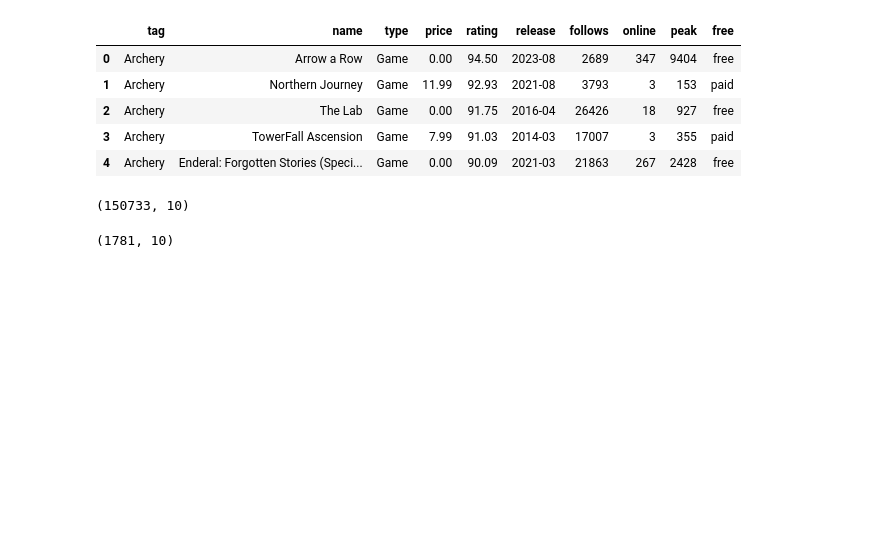
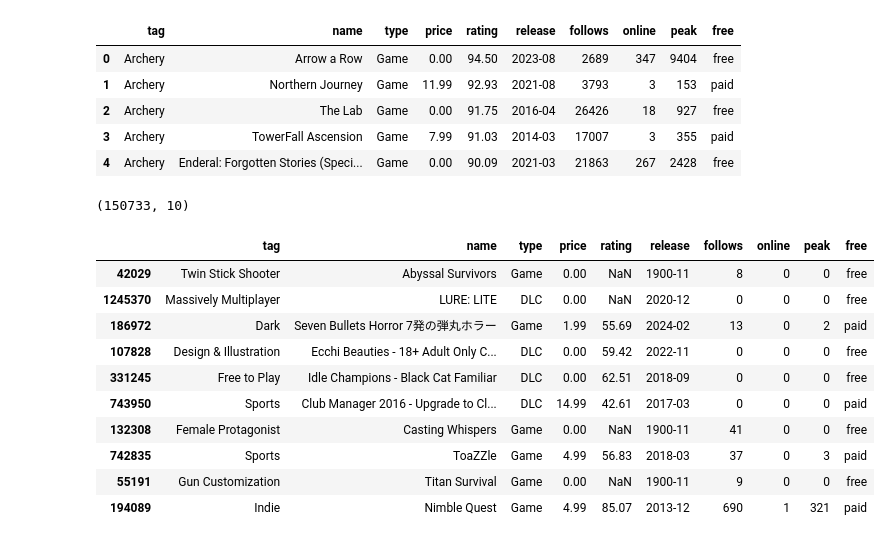
Before and after one commit to AymaneImr/SteamDb-Game-Market-Research, a Jupyter notebook: analyzing-data/main.ipynb, the cells around one changed output. Saved outputs shown, nothing was run; the diff lists cells and outputs as text; code cells hidden in the pictures; blank space fills up the shorter version.

```diff
--- a/analyzing-data/main.ipynb
+++ b/analyzing-data/main.ipynb
@@ -80,8 +80,17 @@ df1 = df.drop_duplicates(subset=['name', 'type', 'release'])
 df1.shape
 # %% [output]
 (150733, 10)
-# %%
-too = df1.loc[df1['rating'] > 90].sort_values('rating', ascending=False)
-too.shape
-# %% [output]
-(1781, 10)
+# %%
+df1.sample(10)
+# %% [output]
+|  | tag | name | type | price | rating | release | follows | online | peak | free |
+| 42029 | Twin Stick Shooter | Abyssal Survivors | Game | 0.00 | NaN | 1900-11 | 8 | 0 | 0 | free |
+| 1245370 | Massively Multiplayer | LURE: LITE | DLC | 0.00 | NaN | 2020-12 | 0 | 0 | 0 | free |
+| 186972 | Dark | Seven Bullets Horror 7発の弾丸ホラー | Game | 1.99 | 55.69 | 2024-02 | 13 | 0 | 2 | paid |
+| 107828 | Design & Illustration | Ecchi Beauties - 18+ Adult Only C... | DLC | 0.00 | 59.42 | 2022-11 | 0 | 0 | 0 | free |
+| 331245 | Free to Play | Idle Champions - Black Cat Familiar | DLC | 0.00 | 62.51 | 2018-09 | 0 | 0 | 0 | free |
+| 743950 | Sports | Club Manager 2016 - Upgrade to Cl... | DLC | 14.99 | 42.61 | 2017-03 | 0 | 0 | 0 | paid |
+| 132308 | Female Protagonist | Casting Whispers | Game | 0.00 | NaN | 1900-11 | 41 | 0 | 0 | free |
+| 742835 | Sports | ToaZZle | Game | 4.99 | 56.83 | 2018-03 | 37 | 0 | 3 | paid |
+| 55191 | Gun Customization | Titan Survival | Game | 0.00 | NaN | 1900-11 | 9 | 0 | 0 | free |
+| 194089 | Indie | Nimble Quest | Game | 4.99 | 85.07 | 2013-12 | 690 | 1 | 321 | paid |
```
Also changed, not shown: parts of 6 cells of this notebook.
